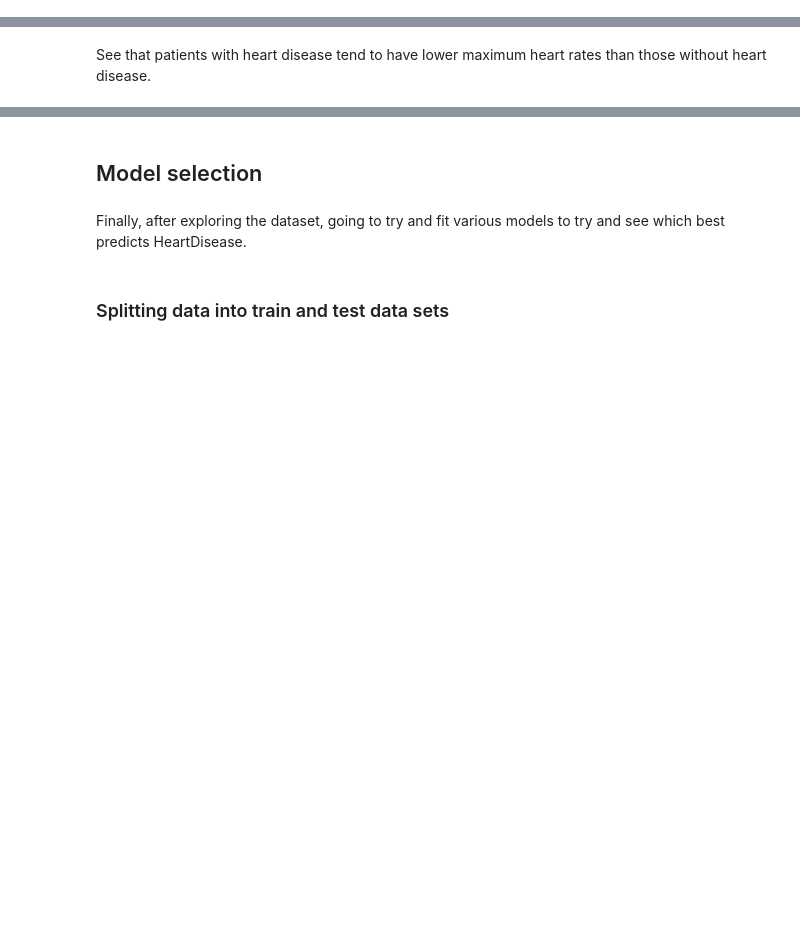
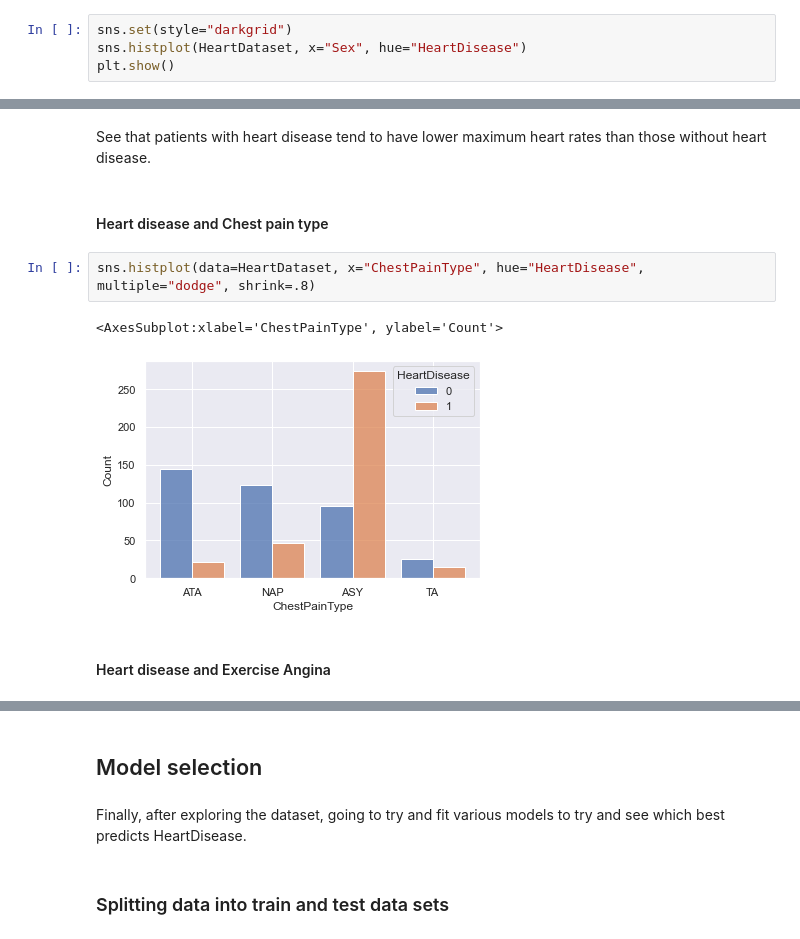
Before and after one commit to EmilyStonelake/DataScience_2021, a Jupyter notebook: DataScienceAssessment.ipynb, the cells around one changed output, grey strips where cells are left out. Cells and saved outputs as stored; diff of their text form; blank space fills up the shorter version.

```diff
--- a/DataScienceAssessment.ipynb
+++ b/DataScienceAssessment.ipynb
@@ -261,0 +268,4 @@ See more patients under 55 without heart disease, and more patients over 55 with
+# %%
+sns.set(style="darkgrid")
+sns.histplot(HeartDataset, x="Sex", hue="HeartDisease")
+plt.show()
@@ -294,2 +336,11 @@ sns.catplot(data=HeartDataset, x="HeartDisease", y="MaxHR", kind="box")
 # %% [markdown]
 See that patients with heart disease tend to have lower maximum heart rates than those without heart disease.
+# %% [markdown]
+#### Heart disease and Chest pain type ####
+# %%
+sns.histplot(data=HeartDataset, x="ChestPainType", hue="HeartDisease", multiple="dodge", shrink=.8)
+# %% [output]
+<AxesSubplot:xlabel='ChestPainType', ylabel='Count'>
+[figure, added]
+# %% [markdown]
+#### Heart disease and Exercise Angina ####
```
Also changed, not shown: parts of 48 cells of this notebook.
